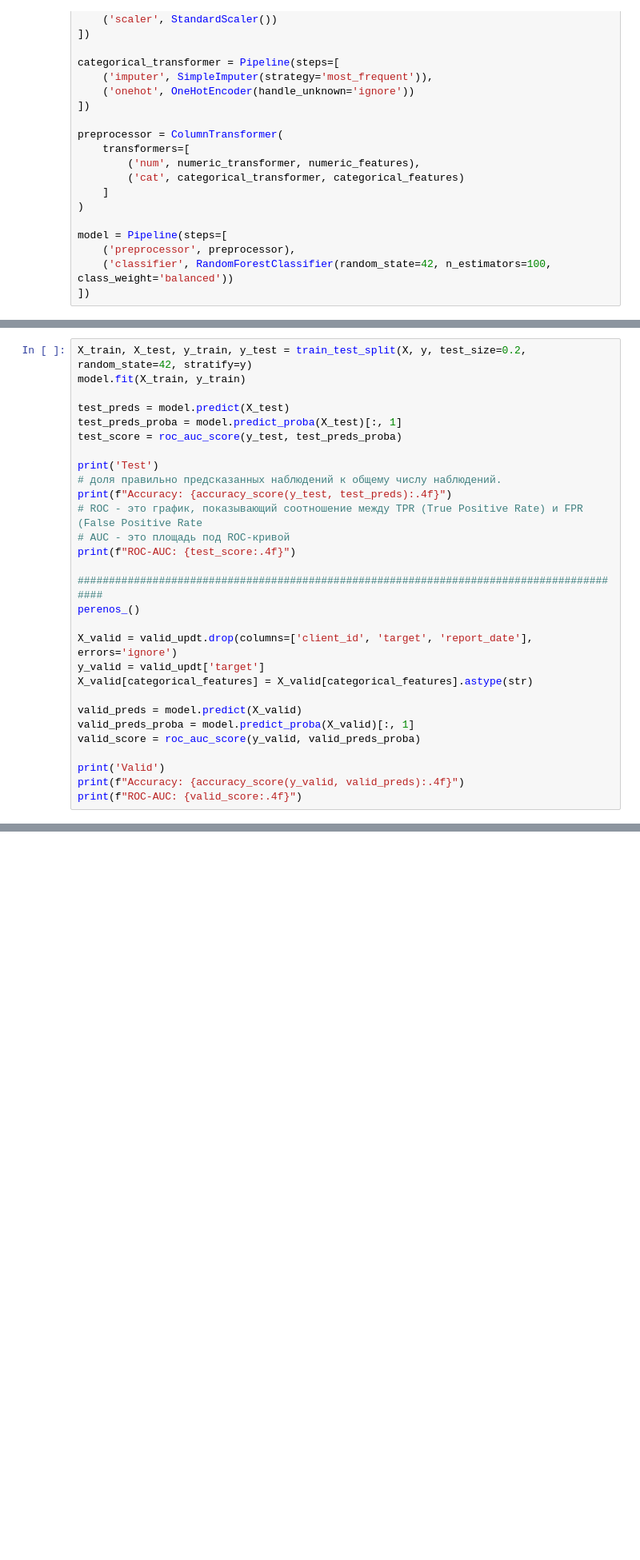
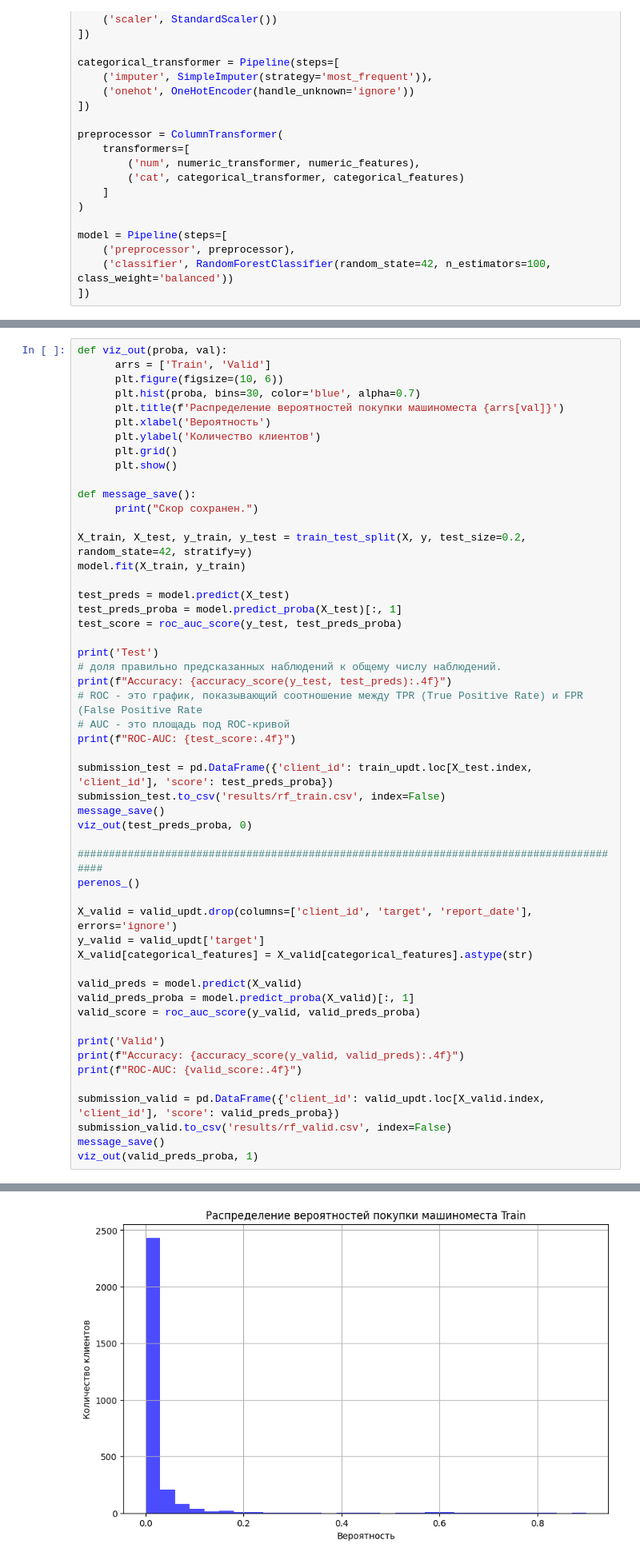
Before and after one commit to pogodaa/second_intensiv_predict_dataset_ot_samolyta, a Jupyter notebook: main.ipynb, the cells around one changed output, grey strips where cells are left out. Shown at 80% size. Cells and saved outputs as stored; diff of their text form; blank space fills up the shorter version.

```diff
--- a/main.ipynb
+++ b/main.ipynb
@@ -346,4 +406,17 @@ model = Pipeline(steps=[
 # %%
+def viz_out(proba, val):
+      arrs = ['Train', 'Valid']
+      plt.figure(figsize=(10, 6))
+      plt.hist(proba, bins=30, color='blue', alpha=0.7)
+      plt.title(f'Распределение вероятностей покупки машиноместа {arrs[val]}')
+      plt.xlabel('Вероятность')
+      plt.ylabel('Количество клиентов')
+      plt.grid()
+      plt.show()
+
+def message_save():
+      print("Скор сохранен.")
+
 X_train, X_test, y_train, y_test = train_test_split(X, y, test_size=0.2, random_state=42, stratify=y)
 model.fit(X_train, y_train)
 
@@ -357,6 +430,11 @@ print(f"Accuracy: {accuracy_score(y_test, test_preds):.4f}")
 # ROC - это график, показывающий соотношение между TPR (True Positive Rate) и FPR (False Positive Rate
 # AUC - это площадь под ROC-кривой
 print(f"ROC-AUC: {test_score:.4f}")
+
+submission_test = pd.DataFrame({'client_id': train_updt.loc[X_test.index, 'client_id'], 'score': test_preds_proba})
+submission_test.to_csv('results/rf_train.csv', index=False)
+message_save()
+viz_out(test_preds_proba, 0)
 
 #########################################################################################
 perenos_()
@@ -372,6 +450,11 @@ valid_score = roc_auc_score(y_valid, valid_preds_proba)
 print('Valid')
 print(f"Accuracy: {accuracy_score(y_valid, valid_preds):.4f}")
 print(f"ROC-AUC: {valid_score:.4f}")
+
+submission_valid = pd.DataFrame({'client_id': valid_updt.loc[X_valid.index, 'client_id'], 'score': valid_preds_proba})
+submission_valid.to_csv('results/rf_valid.csv', index=False)
+message_save()
+viz_out(valid_preds_proba, 1)
 # %% [output]
 Test
 Accuracy: 0.9844
@@ -384,0 +463 @@ ROC-AUC: 0.7064
+[figure, added]
```
Also changed, not shown: parts of 14 cells of this notebook, 7 other files.
